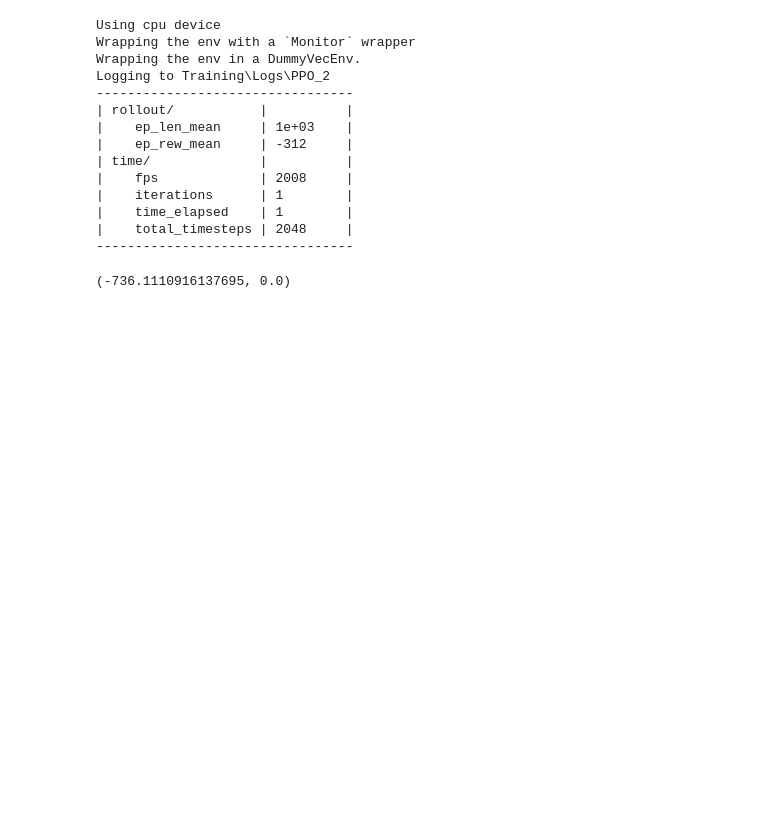
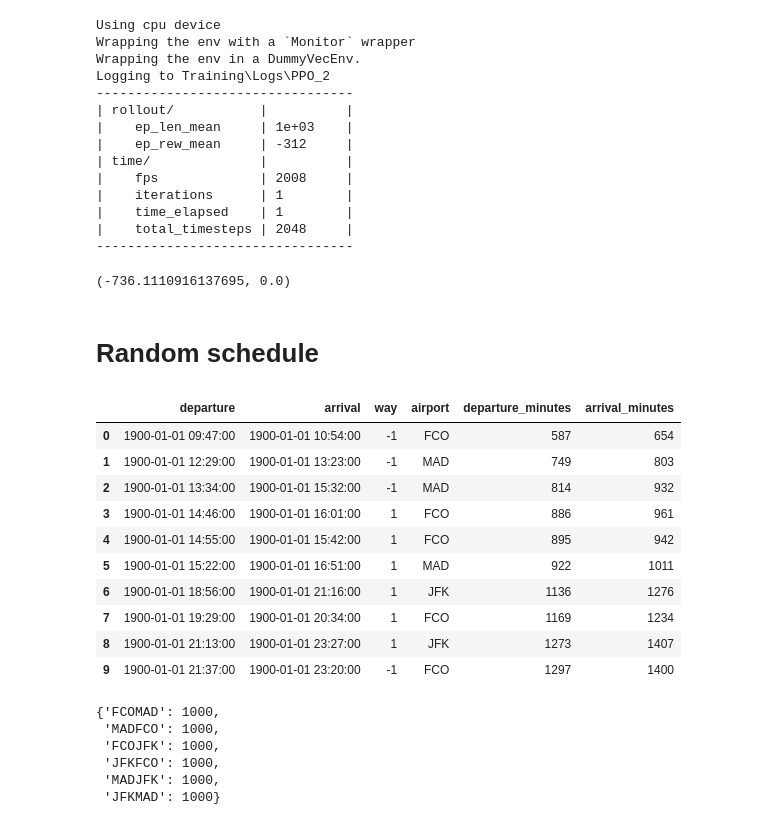
Before and after one commit to gabaid971/rl-schedule-optimizer, a Jupyter notebook: schedule_optim.ipynb, the cells around one changed output. Saved outputs shown, nothing was run; the diff lists cells and outputs as text; code cells hidden in the pictures; blank space fills up the shorter version.

```diff
--- a/schedule_optim.ipynb
+++ b/schedule_optim.ipynb
@@ -202,3 +203,30 @@ Logging to Training\Logs\PPO_2
 |    total_timesteps | 2048     |
 ---------------------------------
 (-736.1110916137695, 0.0)
+# %% [markdown]
+# Random schedule
+# %%
+random_schedule = generate_random_flight_schedule(10)
+random_schedule
+# %% [output]
+|  | departure | arrival | way | airport | departure_minutes | arrival_minutes |
+| 0 | 1900-01-01 09:47:00 | 1900-01-01 10:54:00 | -1 | FCO | 587 | 654 |
+| 1 | 1900-01-01 12:29:00 | 1900-01-01 13:23:00 | -1 | MAD | 749 | 803 |
+| 2 | 1900-01-01 13:34:00 | 1900-01-01 15:32:00 | -1 | MAD | 814 | 932 |
+| 3 | 1900-01-01 14:46:00 | 1900-01-01 16:01:00 | 1 | FCO | 886 | 961 |
+| 4 | 1900-01-01 14:55:00 | 1900-01-01 15:42:00 | 1 | FCO | 895 | 942 |
+| 5 | 1900-01-01 15:22:00 | 1900-01-01 16:51:00 | 1 | MAD | 922 | 1011 |
+| 6 | 1900-01-01 18:56:00 | 1900-01-01 21:16:00 | 1 | JFK | 1136 | 1276 |
+| 7 | 1900-01-01 19:29:00 | 1900-01-01 20:34:00 | 1 | FCO | 1169 | 1234 |
+| 8 | 1900-01-01 21:13:00 | 1900-01-01 23:27:00 | 1 | JFK | 1273 | 1407 |
+| 9 | 1900-01-01 21:37:00 | 1900-01-01 23:20:00 | -1 | FCO | 1297 | 1400 |
+# %%
+random_lambdas = generate_lambdas(random_schedule)
+random_lambdas
+# %% [output]
+{'FCOMAD': 1000,
+ 'MADFCO': 1000,
+ 'FCOJFK': 1000,
+ 'JFKFCO': 1000,
+ 'MADJFK': 1000,
+ 'JFKMAD': 1000}
```
Also changed, not shown: parts of 8 cells of this notebook, 3 other files.
